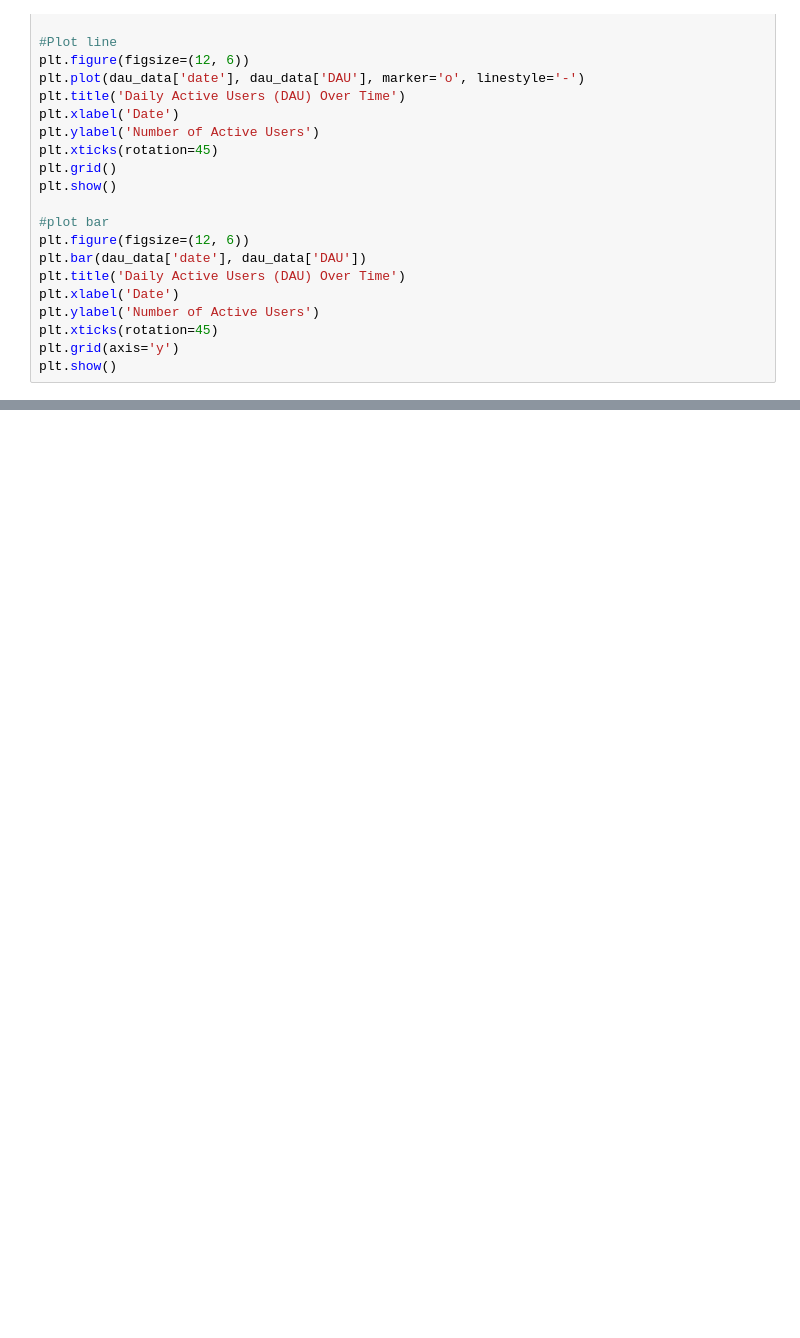
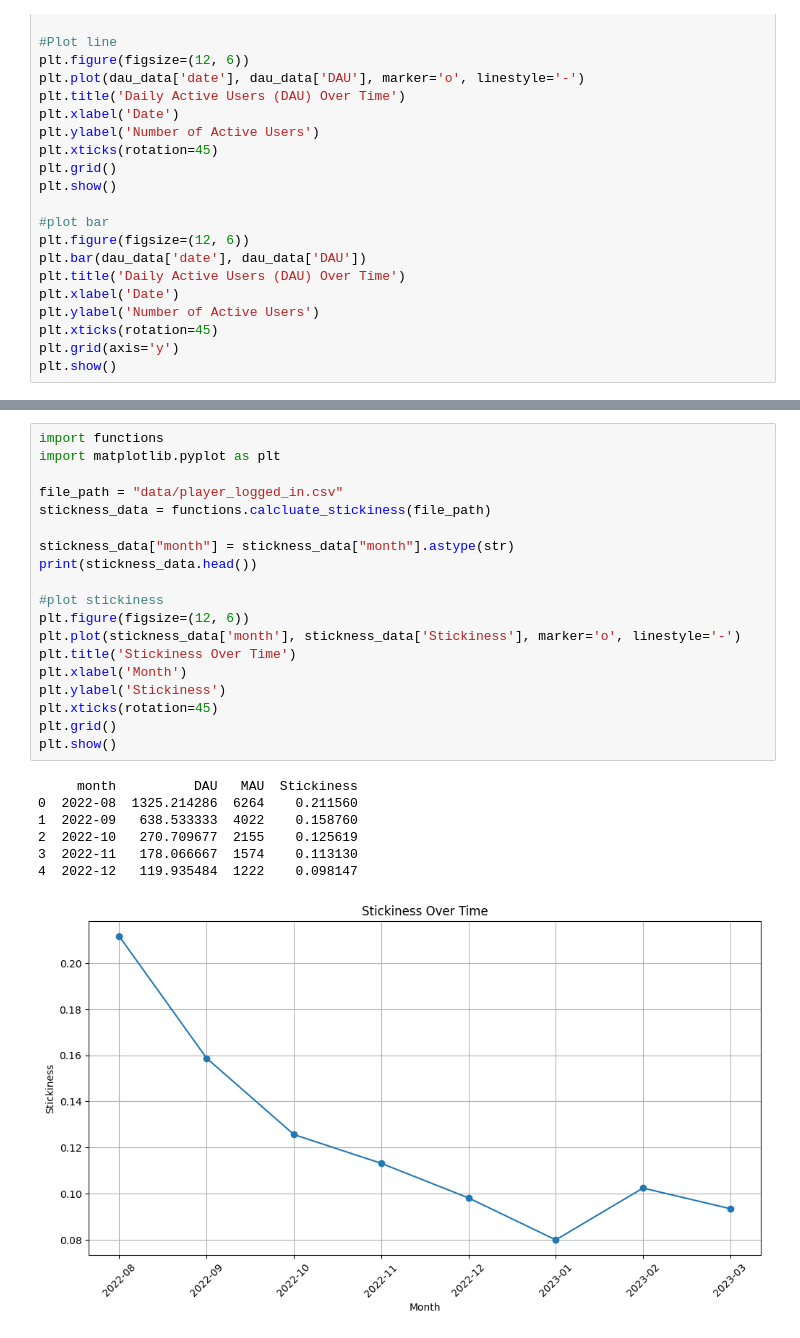
Before and after one commit to itcOnlineGaming/GA_25_P1_Part3_Jack_Nulty, a Jupyter notebook: part3/notebook.ipynb, the cells around one changed output, grey strips where cells are left out. Cells and saved outputs as stored; diff of their text form; blank space fills up the shorter version.

Commit message:
#3.5 Stickiness calculation and reflection

```diff
--- a/part3/notebook.ipynb
+++ b/part3/notebook.ipynb
@@ -71,0 +65,27 @@ plt.show()
+# %%
+import functions
+import matplotlib.pyplot as plt
+
+file_path = "data/player_logged_in.csv"
+stickness_data = functions.calcluate_stickiness(file_path)
+
+stickness_data["month"] = stickness_data["month"].astype(str)
+print(stickness_data.head())
+
+#plot stickiness
+plt.figure(figsize=(12, 6))
+plt.plot(stickness_data['month'], stickness_data['Stickiness'], marker='o', linestyle='-')
+plt.title('Stickiness Over Time')
+plt.xlabel('Month')
+plt.ylabel('Stickiness')
+plt.xticks(rotation=45)
+plt.grid()
+plt.show()
+# %% [output]
+     month          DAU   MAU  Stickiness
+0  2022-08  1325.214286  6264    0.211560
+1  2022-09   638.533333  4022    0.158760
+2  2022-10   270.709677  2155    0.125619
+3  2022-11   178.066667  1574    0.113130
+4  2022-12   119.935484  1222    0.098147
+[figure, added]
```
Also changed, not shown: parts of 2 cells of this notebook, 1 other file.
